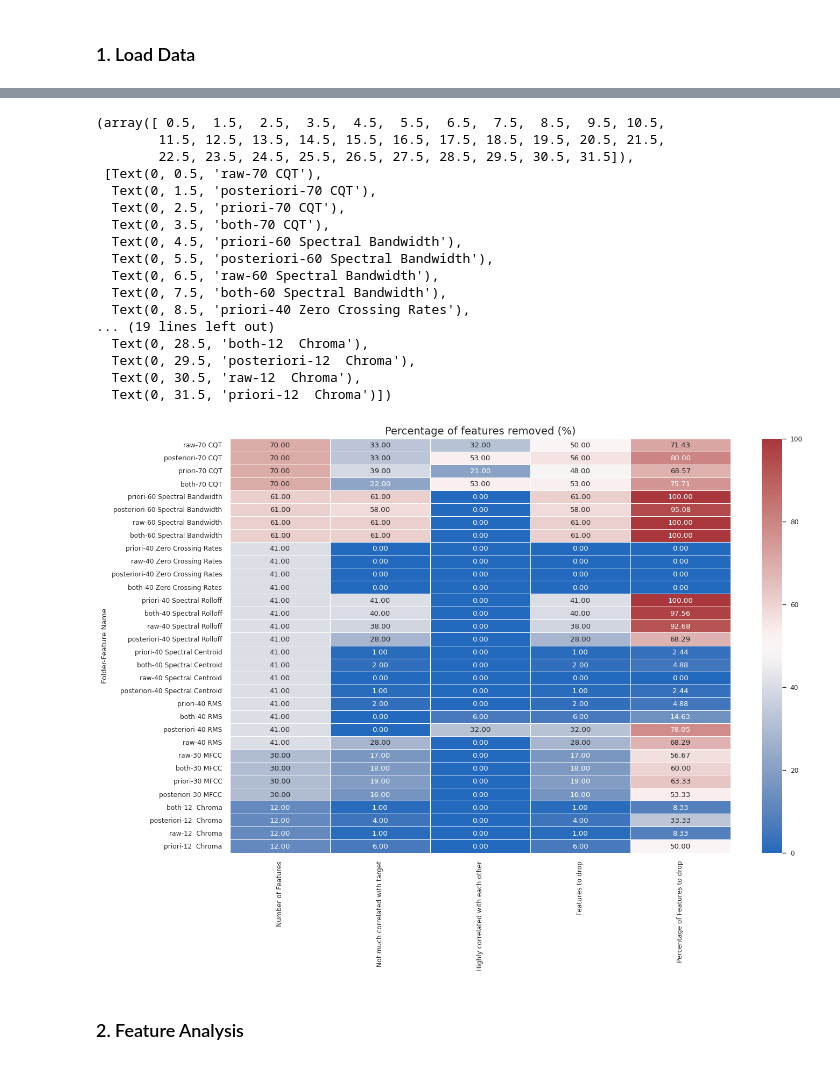
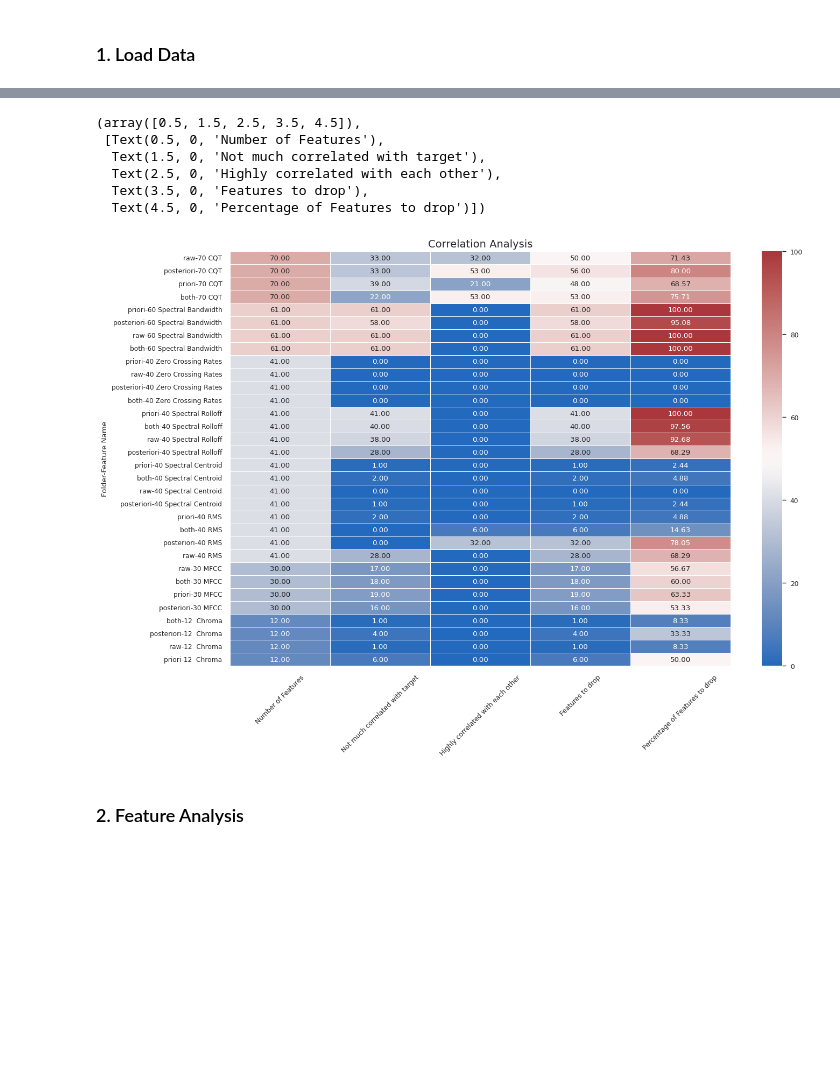
Before and after one commit to DavideLigari01/advanced-biomedical-project, a Jupyter notebook: notebooks/feature_analysis/remove_correlated_features.ipynb, the cells around one changed output, grey strips where cells are left out. Cells and saved outputs as stored; diff of their text form; code cells hidden in the pictures; blank space fills up the shorter version.

```diff
--- a/notebooks/feature_analysis/remove_correlated_features.ipynb
+++ b/notebooks/feature_analysis/remove_correlated_features.ipynb
@@ -285,50 +285,40 @@ Removing features from the dataset
 # %%
 info_df["Percentage of Features to drop"] = (
     info_df["Features to drop"] / info_df["Number of Features"]
 ) * 100
 
 info_df.sort_values("Feature Name", ascending=False, inplace=True)
 info_df[info_df["Percentage of Features to drop"] >= 70]
 info_df.set_index(
     [
         "Folder",
         "Feature Name",
     ], inplace=True
 )
 
 plt.figure(figsize=(15, 10))
 sns.set_theme(context="paper", font_scale=1)
 
 sns.heatmap(
     info_df,
     annot=True,
     cmap="vlag",
     fmt=".2f",
     vmax=100,
     vmin=0,
     linewidths=0.5,
 )
-plt.title("Percentage of features removed (%)", fontsize=14)
+plt.title("Correlation Analysis", fontsize=14)
 plt.yticks(rotation=0)
+plt.xticks(rotation=45)
 # %% [output]
-(array([ 0.5,  1.5,  2.5,  3.5,  4.5,  5.5,  6.5,  7.5,  8.5,  9.5, 10.5,
-        11.5, 12.5, 13.5, 14.5, 15.5, 16.5, 17.5, 18.5, 19.5, 20.5, 21.5,
-        22.5, 23.5, 24.5, 25.5, 26.5, 27.5, 28.5, 29.5, 30.5, 31.5]),
- [Text(0, 0.5, 'raw-70 CQT'),
-  Text(0, 1.5, 'posteriori-70 CQT'),
-  Text(0, 2.5, 'priori-70 CQT'),
-  Text(0, 3.5, 'both-70 CQT'),
-  Text(0, 4.5, 'priori-60 Spectral Bandwidth'),
-  Text(0, 5.5, 'posteriori-60 Spectral Bandwidth'),
-  Text(0, 6.5, 'raw-60 Spectral Bandwidth'),
-  Text(0, 7.5, 'both-60 Spectral Bandwidth'),
-  Text(0, 8.5, 'priori-40 Zero Crossing Rates'),
-... (19 lines left out)
-  Text(0, 28.5, 'both-12  Chroma'),
-  Text(0, 29.5, 'posteriori-12  Chroma'),
-  Text(0, 30.5, 'raw-12  Chroma'),
-  Text(0, 31.5, 'priori-12  Chroma')])
+(array([0.5, 1.5, 2.5, 3.5, 4.5]),
+ [Text(0.5, 0, 'Number of Features'),
+  Text(1.5, 0, 'Not much correlated with target'),
+  Text(2.5, 0, 'Highly correlated with each other'),
+  Text(3.5, 0, 'Features to drop'),
+  Text(4.5, 0, 'Percentage of Features to drop')])
-[figure, old version]
+[figure, new version]
 # %% [markdown]
 ### 2. Feature Analysis
 # %% [markdown]
```
Also changed, not shown: parts of 1 cell of this notebook.
